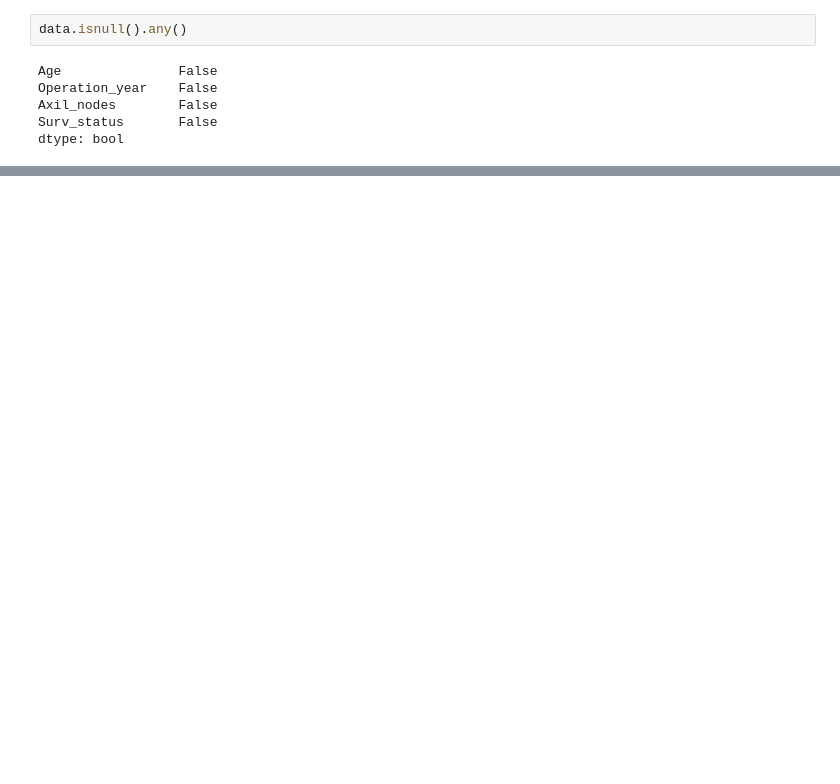
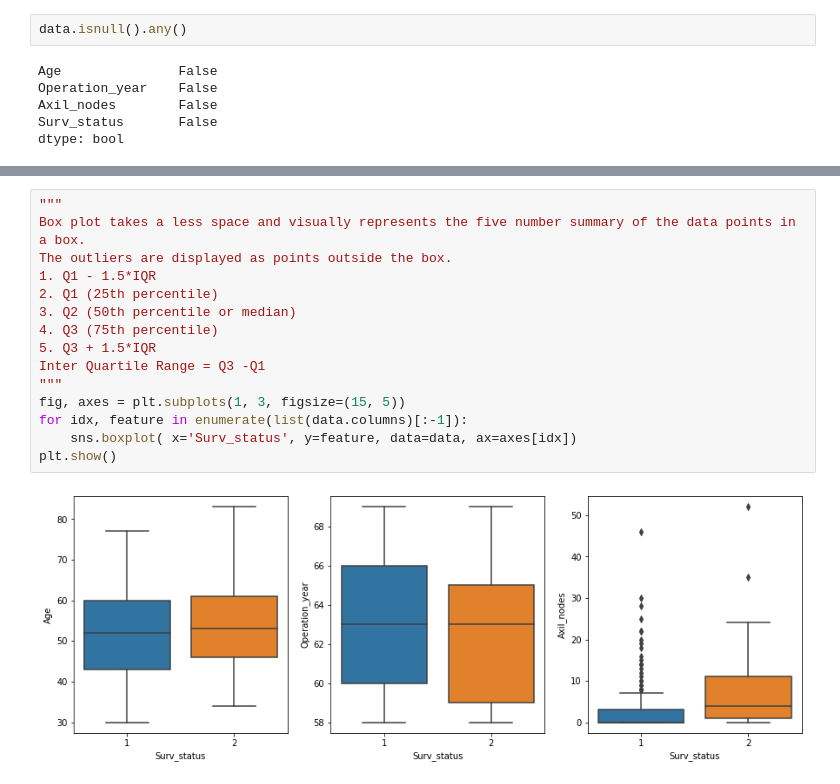
Before and after one commit to Abhinav1004/EDA-on-Haberman-Cancer-Survival-Dataset, a Jupyter notebook: EDA on Haberman Cancer survival.ipynb, the cells around one changed output, grey strips where cells are left out. Drawn from its saved outputs; the diff is of its cells as text; blank space fills up the shorter version.

```diff
--- a/EDA on Haberman Cancer survival.ipynb
+++ b/EDA on Haberman Cancer survival.ipynb
@@ -77,0 +137,17 @@ plt.show();
+# %%
+"""
+Box plot takes a less space and visually represents the five number summary of the data points in a box.
+The outliers are displayed as points outside the box.
+1. Q1 - 1.5*IQR
+2. Q1 (25th percentile)
+3. Q2 (50th percentile or median)
+4. Q3 (75th percentile)
+5. Q3 + 1.5*IQR
+Inter Quartile Range = Q3 -Q1
+"""
+fig, axes = plt.subplots(1, 3, figsize=(15, 5))
+for idx, feature in enumerate(list(data.columns)[:-1]):
+    sns.boxplot( x='Surv_status', y=feature, data=data, ax=axes[idx])
+plt.show()
+# %% [output]
+[figure, added]
```
Also changed, not shown: parts of 23 cells of this notebook.
